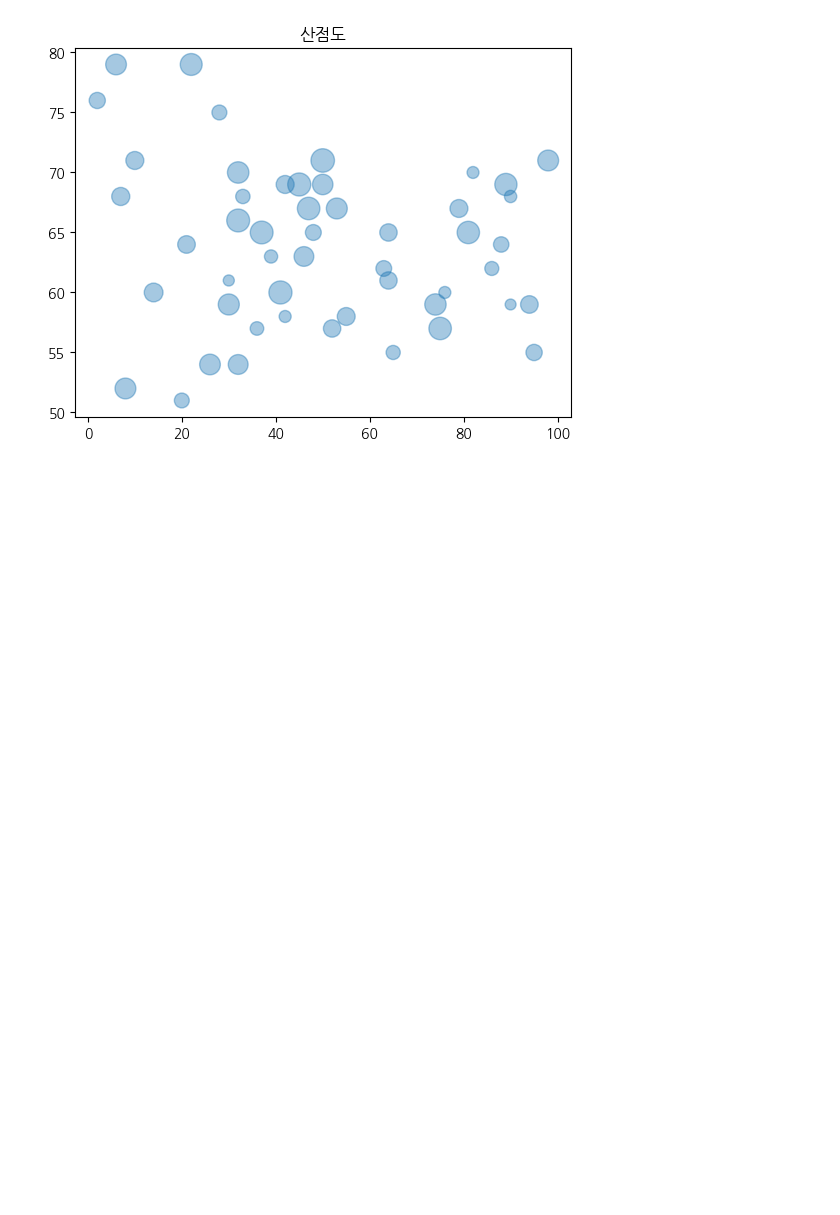
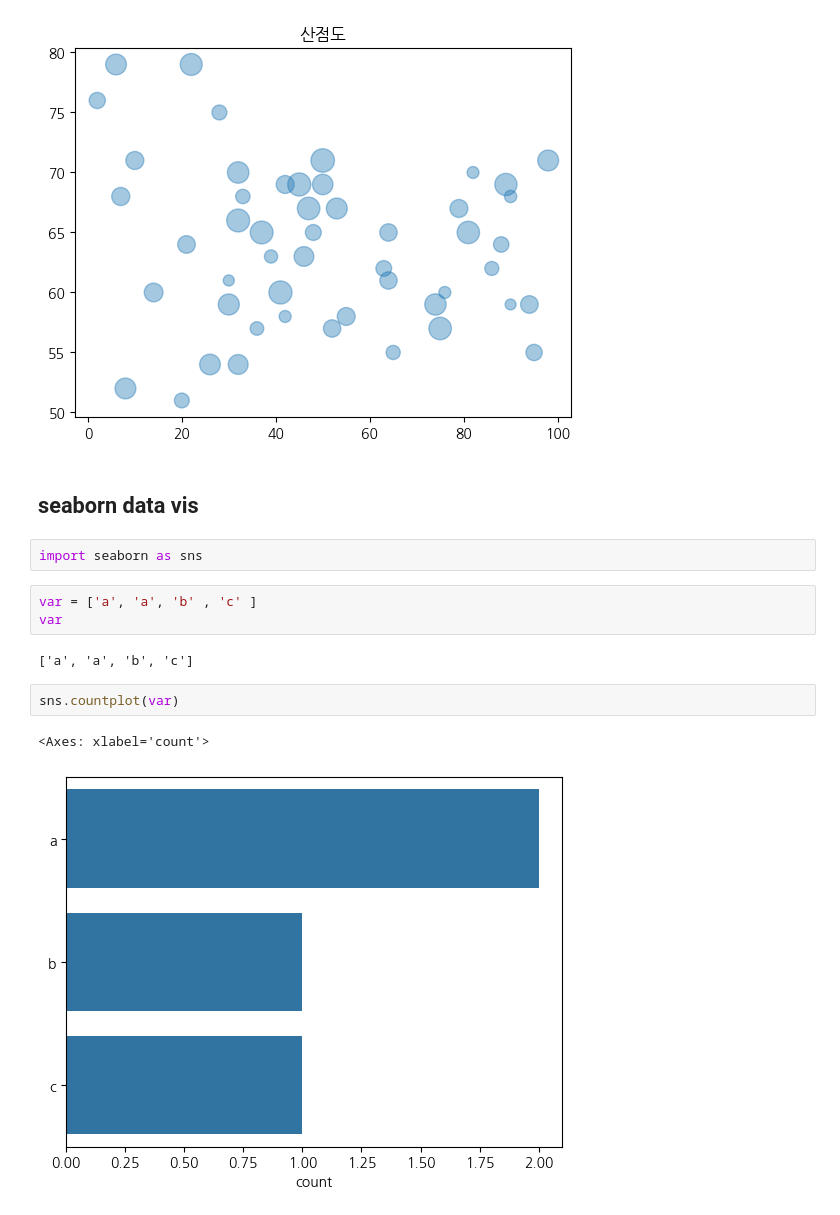
Before and after one commit to Dahyun1016/2024-1-my-BDA, a Jupyter notebook: inclass/01w_0311_mon_bigdata_basic.ipynb, the cells around one changed output. Drawn from its saved outputs; the diff is of its cells as text; blank space fills up the shorter version.

```diff
--- a/inclass/01w_0311_mon_bigdata_basic.ipynb
+++ b/inclass/01w_0311_mon_bigdata_basic.ipynb
@@ -79,3 +79,17 @@ plt.scatter(x,y, s=s, alpha=.4)
 plt.title('산점도');
 # %% [output]
 [figure]
+# %% [markdown]
+## seaborn data vis
+# %%
+import seaborn as sns
+# %%
+var = ['a', 'a', 'b' , 'c' ]
+var
+# %% [output]
+['a', 'a', 'b', 'c']
+# %%
+sns.countplot(var)
+# %% [output]
+<Axes: xlabel='count'>
+[figure, added]
```
Also changed, not shown: parts of 3 cells of this notebook.
